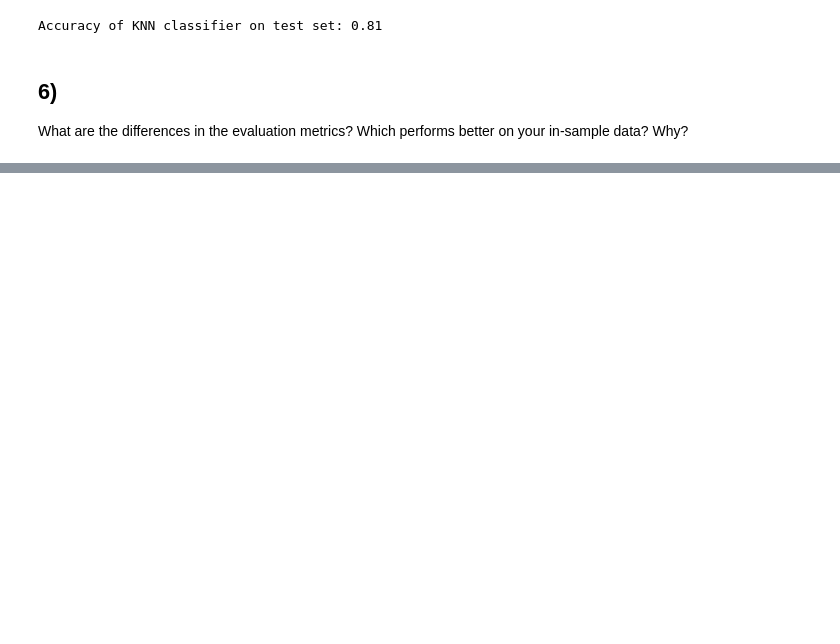
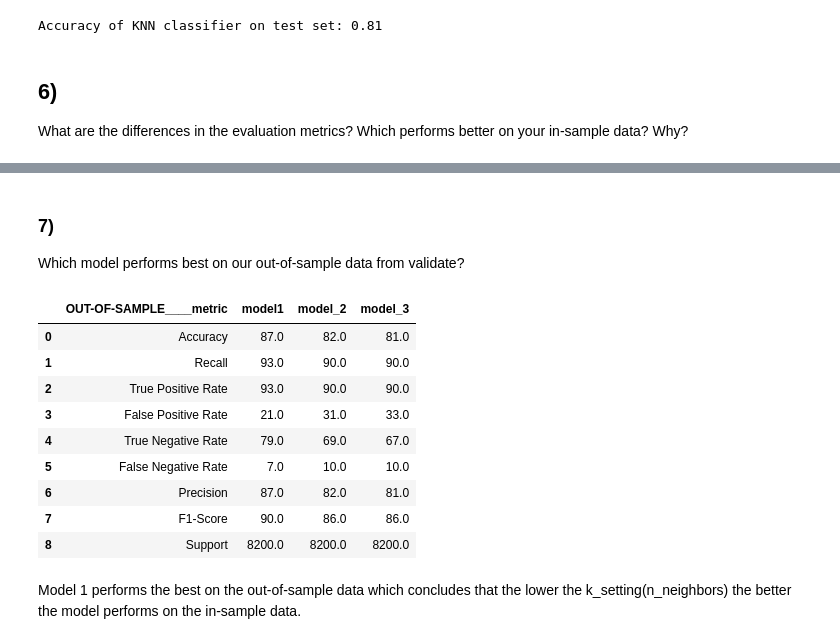
Before and after one commit to TheodoreQuansah/classification_exercises, a Jupyter notebook: knn_model.ipynb, the cells around one changed output, grey strips where cells are left out. Drawn from its saved outputs; the diff is of its cells as text; code cells hidden in the pictures; blank space fills up the shorter version.

```diff
--- a/knn_model.ipynb
+++ b/knn_model.ipynb
@@ -121,0 +133,3 @@ model_1
+# %%
+v_model1 = theometrics(76, 41, 11, 6)
+v_model1
@@ -235,0 +269,3 @@ model_2
+# %%
+v_model2 = theometrics(74, 36, 16, 8)
+v_model2
@@ -333,0 +389,3 @@ model_3
+# %%
+v_model3 = theometrics(74, 35, 17, 8)
+v_model3
@@ -360,0 +431,23 @@ Model 1 performs the best on the in-sample data which concludes that the lower t
+# %% [markdown]
+### 7)
+   Which model performs best on our out-of-sample data from validate?
+# %%
+v_model1['model_2'] = round(v_model2.value * 100)
+v_model1['model_3'] = round(v_model3.value * 100)
+v_model1 = v_model1.rename(columns = {'value': 'model1'})
+v_model1 = v_model1.rename(columns = {'metric': 'OUT-OF-SAMPLE____metric'})
+v_model1.model1 = round(v_model1.model1 * 100)
+v_model1
+# %% [output]
+|  | OUT-OF-SAMPLE____metric | model1 | model_2 | model_3 |
+| 0 | Accuracy | 87.0 | 82.0 | 81.0 |
+| 1 | Recall | 93.0 | 90.0 | 90.0 |
+| 2 | True Positive Rate | 93.0 | 90.0 | 90.0 |
+| 3 | False Positive Rate | 21.0 | 31.0 | 33.0 |
+| 4 | True Negative Rate | 79.0 | 69.0 | 67.0 |
+| 5 | False Negative Rate | 7.0 | 10.0 | 10.0 |
+| 6 | Precision | 87.0 | 82.0 | 81.0 |
+| 7 | F1-Score | 90.0 | 86.0 | 86.0 |
+| 8 | Support | 8200.0 | 8200.0 | 8200.0 |
+# %% [markdown]
+Model 1 performs the best on the out-of-sample data which concludes that the lower the k_setting(n_neighbors) the better the model performs on the in-sample data.
```
Also changed, not shown: parts of 20 cells of this notebook.
